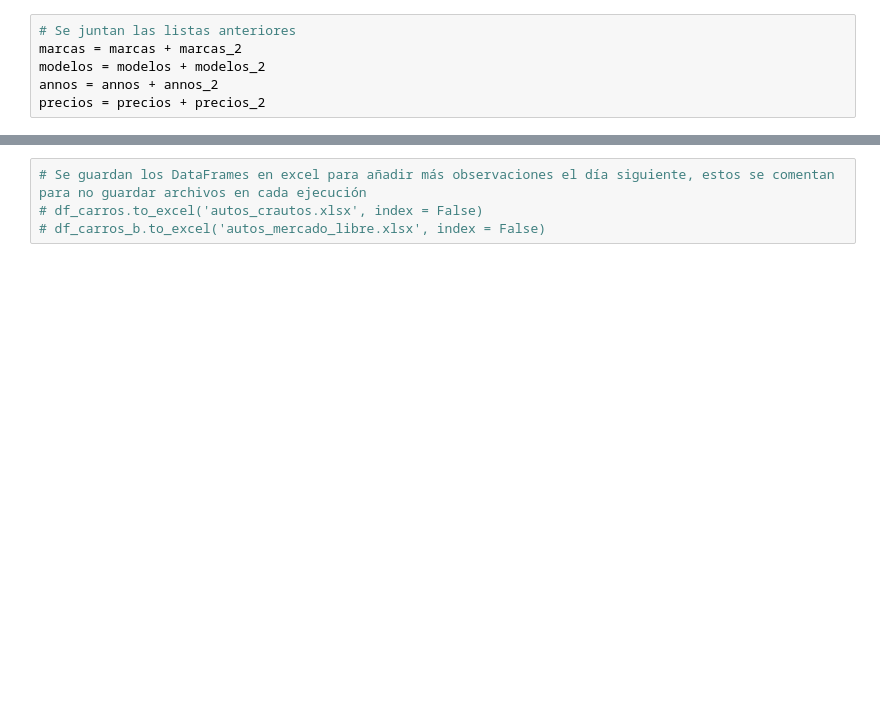
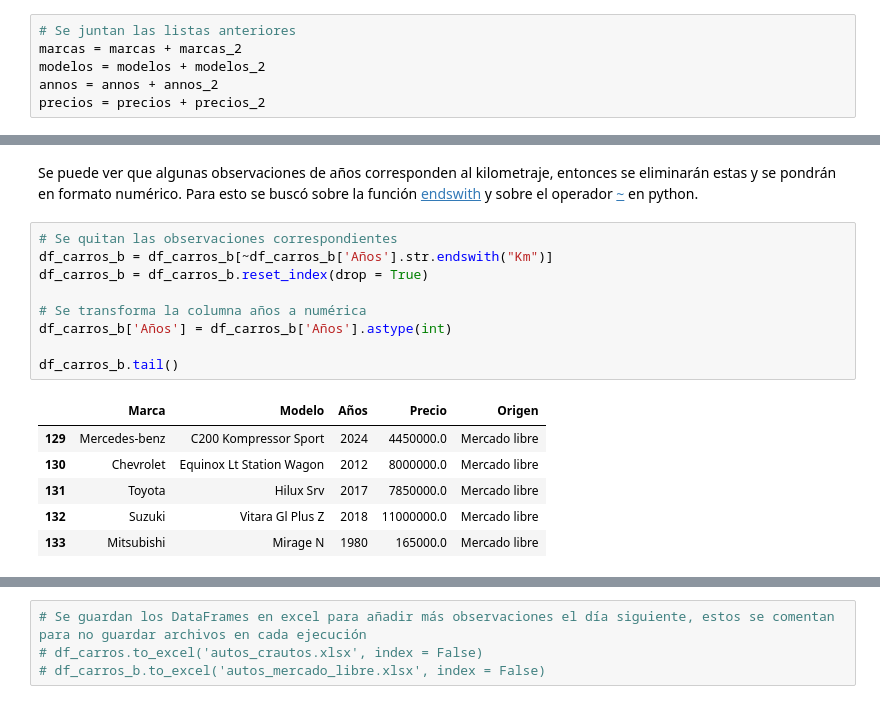
Before and after one commit to Santifer0803/Proyecto_individual_herramientas_II, a Jupyter notebook: cod/Proyecto_individual.ipynb, the cells around one changed output, grey strips where cells are left out. Saved outputs shown, nothing was run; the diff lists cells and outputs as text; blank space fills up the shorter version.

```diff
--- a/cod/Proyecto_individual.ipynb
+++ b/cod/Proyecto_individual.ipynb
@@ -528,0 +565,18 @@ df_carros_b.tail()
+# %% [markdown]
+Se puede ver que algunas observaciones de años corresponden al kilometraje, entonces se eliminarán estas y se pondrán en formato numérico. Para esto se buscó sobre la función [endswith](https://www.codigopiton.com/funcion-contains-en-string-existe-en-python/) y sobre el operador [~](https://www.freecodecamp.org/espanol/news/operadores-basicos-en-python-con-ejemplos/) en python.
+# %%
+# Se quitan las observaciones correspondientes
+df_carros_b = df_carros_b[~df_carros_b['Años'].str.endswith("Km")]
+df_carros_b = df_carros_b.reset_index(drop = True)
+
+# Se transforma la columna años a numérica
+df_carros_b['Años'] = df_carros_b['Años'].astype(int)
+
+df_carros_b.tail()
+# %% [output]
+|  | Marca | Modelo | Años | Precio | Origen |
+| 129 | Mercedes-benz | C200 Kompressor Sport | 2024 | 4450000.0 | Mercado libre |
+| 130 | Chevrolet | Equinox Lt Station Wagon | 2012 | 8000000.0 | Mercado libre |
+| 131 | Toyota | Hilux Srv | 2017 | 7850000.0 | Mercado libre |
+| 132 | Suzuki | Vitara Gl Plus Z | 2018 | 11000000.0 | Mercado libre |
+| 133 | Mitsubishi | Mirage N | 1980 | 165000.0 | Mercado libre |
```
Also changed, not shown: parts of 15 cells of this notebook, 1 other file.
